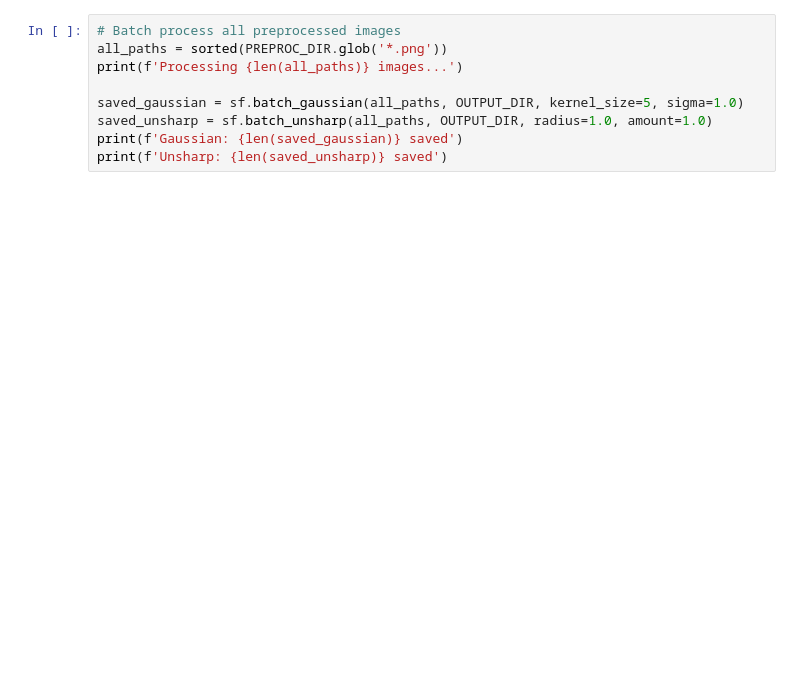
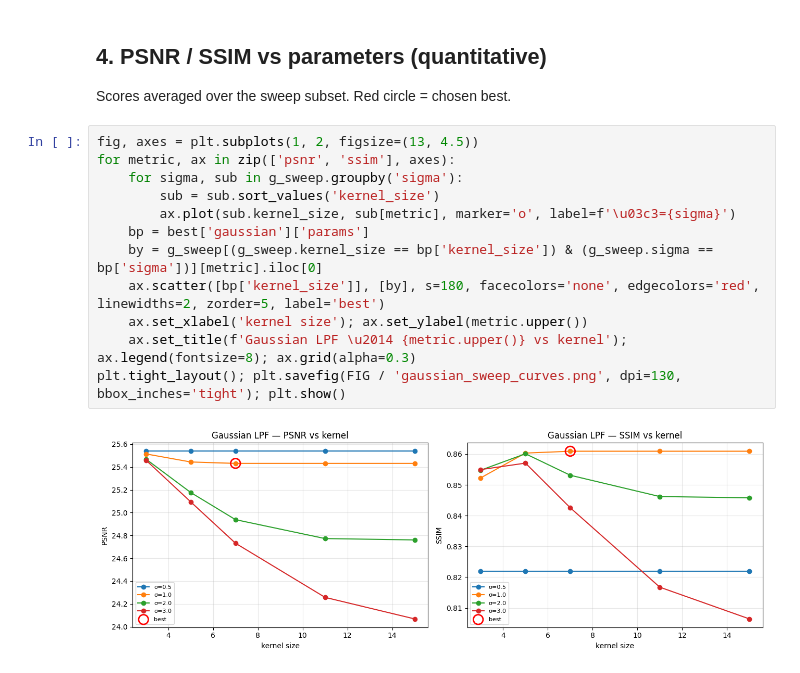
Before and after one commit to rvouya/fp-pcd, a Jupyter notebook: filtering_spatial/spatial_experiments.ipynb, the cells around one changed output. Drawn from its saved outputs; the diff is of its cells as text; blank space fills up the shorter version.

```diff
--- a/filtering_spatial/spatial_experiments.ipynb
+++ b/filtering_spatial/spatial_experiments.ipynb
@@ -96,9 +127,17 @@ plt.show()
-# %%
-# Batch process all preprocessed images
-all_paths = sorted(PREPROC_DIR.glob('*.png'))
-print(f'Processing {len(all_paths)} images...')
-
-saved_gaussian = sf.batch_gaussian(all_paths, OUTPUT_DIR, kernel_size=5, sigma=1.0)
-saved_unsharp = sf.batch_unsharp(all_paths, OUTPUT_DIR, radius=1.0, amount=1.0)
-print(f'Gaussian: {len(saved_gaussian)} saved')
-print(f'Unsharp: {len(saved_unsharp)} saved')
+# %% [markdown]
+## 4. PSNR / SSIM vs parameters (quantitative)
+Scores averaged over the sweep subset. Red circle = chosen best.
+# %%
+fig, axes = plt.subplots(1, 2, figsize=(13, 4.5))
+for metric, ax in zip(['psnr', 'ssim'], axes):
+    for sigma, sub in g_sweep.groupby('sigma'):
+        sub = sub.sort_values('kernel_size')
+        ax.plot(sub.kernel_size, sub[metric], marker='o', label=f'\u03c3={sigma}')
+    bp = best['gaussian']['params']
+    by = g_sweep[(g_sweep.kernel_size == bp['kernel_size']) & (g_sweep.sigma == bp['sigma'])][metric].iloc[0]
+    ax.scatter([bp['kernel_size']], [by], s=180, facecolors='none', edgecolors='red', linewidths=2, zorder=5, label='best')
+    ax.set_xlabel('kernel size'); ax.set_ylabel(metric.upper())
+    ax.set_title(f'Gaussian LPF \u2014 {metric.upper()} vs kernel'); ax.legend(fontsize=8); ax.grid(alpha=0.3)
+plt.tight_layout(); plt.savefig(FIG / 'gaussian_sweep_curves.png', dpi=130, bbox_inches='tight'); plt.show()
+# %% [output]
+[figure, added]
```
Also changed, not shown: parts of 17 cells of this notebook, 3 other files.
